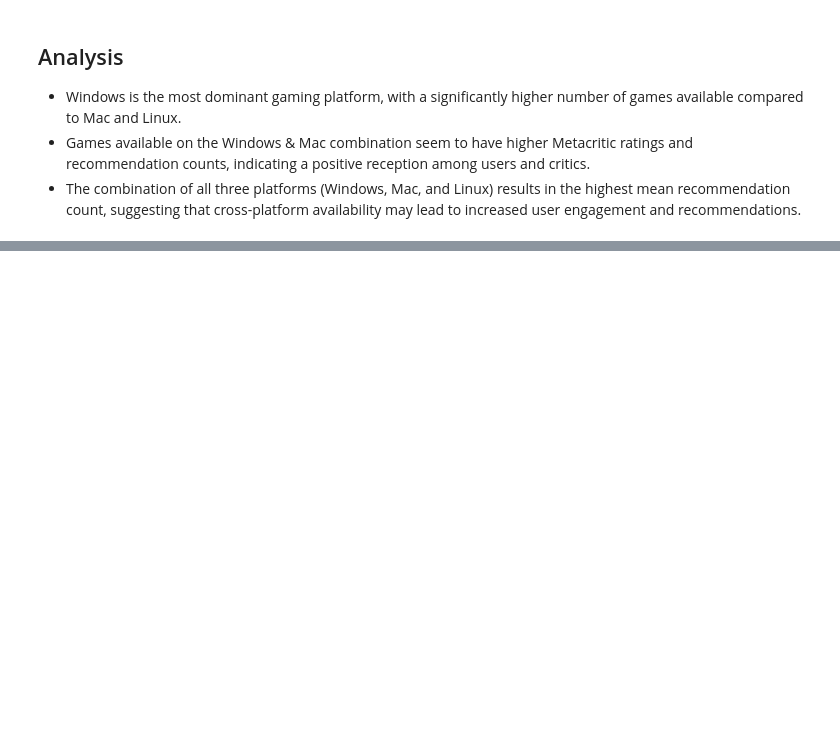
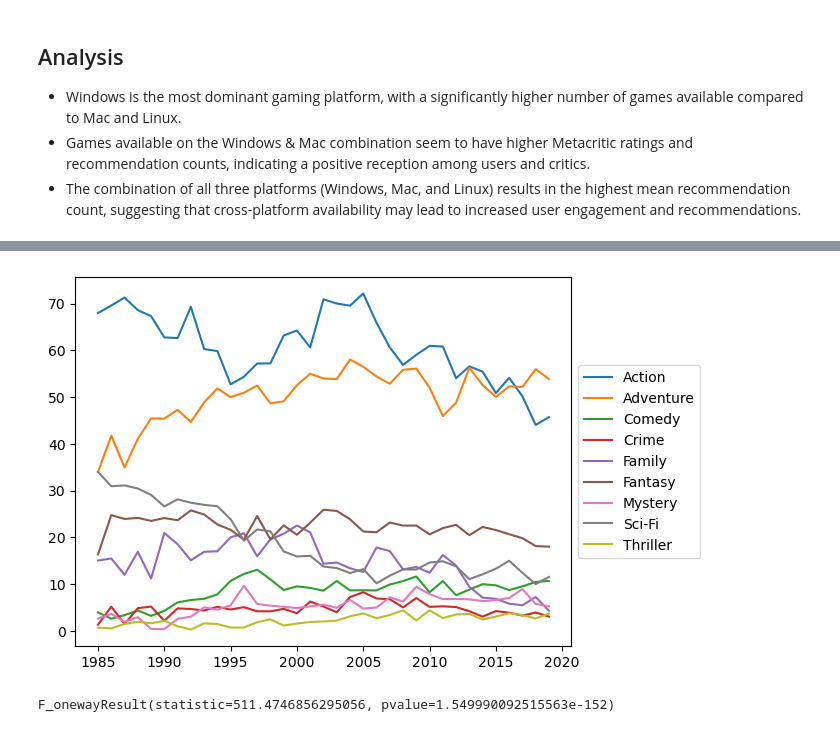
Before and after one commit to nardyjh/Project1-Group7, a Jupyter notebook: project1_Group7_game.ipynb, the cells around one changed output, grey strips where cells are left out. Saved outputs shown, nothing was run; the diff lists cells and outputs as text; code cells hidden in the pictures; blank space fills up the shorter version.

```diff
--- a/project1_Group7_game.ipynb
+++ b/project1_Group7_game.ipynb
@@ -453,0 +529,52 @@ plt.show()
+# %%
+#load imdb-videogames.csv
+imdb_games_file = "Resources/imdb-videogames.csv"
+imdbgames_data = pd.read_csv(imdb_games_file)
+# %%
+
+#List of genres
+genres_list = ["Action","Adventure","Comedy","Crime","Family","Fantasy","Mystery","Sci-Fi","Thriller"]
+
+#Create dataframe for genre percentages per year
+genre_counts_df = pd.DataFrame()
+
+ind = 0
+for i in range(1985, 2020):
+
+    genre_counts_df.loc[ind, "Year"] = i
+
+    #Get total count of games per year
+    total_count = len(imdbgames_data[(imdbgames_data['year'] == i)])
+
+
+    #For each genre
+    for genre in genres_list:
+        #get count of genre for the year
+        count = len(imdbgames_data[(imdbgames_data[genre]==True) & (imdbgames_data['year'] == i)] )
+        #set percentage of genre
+        genre_counts_df.loc[ind, genre] = count*100/total_count
+
+    ind += 1
+# %%
+
+#Create Dataframe with genre counts
+for genre in genres_list:
+    plt.plot(genre_counts_df["Year"], genre_counts_df[genre], label = genre)
+plt.legend(loc='center left', bbox_to_anchor=(1.0, 0.5))
+plt.show()
+# %% [output]
+[figure, added]
+# %%
+group0 = genre_counts_df["Adventure"]
+group1 = genre_counts_df["Comedy"]
+group2 = genre_counts_df["Crime"]
+group3 = genre_counts_df["Family"]
+group4 = genre_counts_df["Fantasy"]
+group5 = genre_counts_df["Mystery"]
+group6 = genre_counts_df["Sci-Fi"]
+group7 = genre_counts_df["Thriller"]
+
+import scipy.stats as stats
+stats.f_oneway(group0, group1, group2, group3, group4, group5, group6 , group7)
+# %% [output]
+F_onewayResult(statistic=511.4746856295056, pvalue=1.549990092515563e-152)
```
Also changed, not shown: parts of 19 cells of this notebook, 2 other files.
